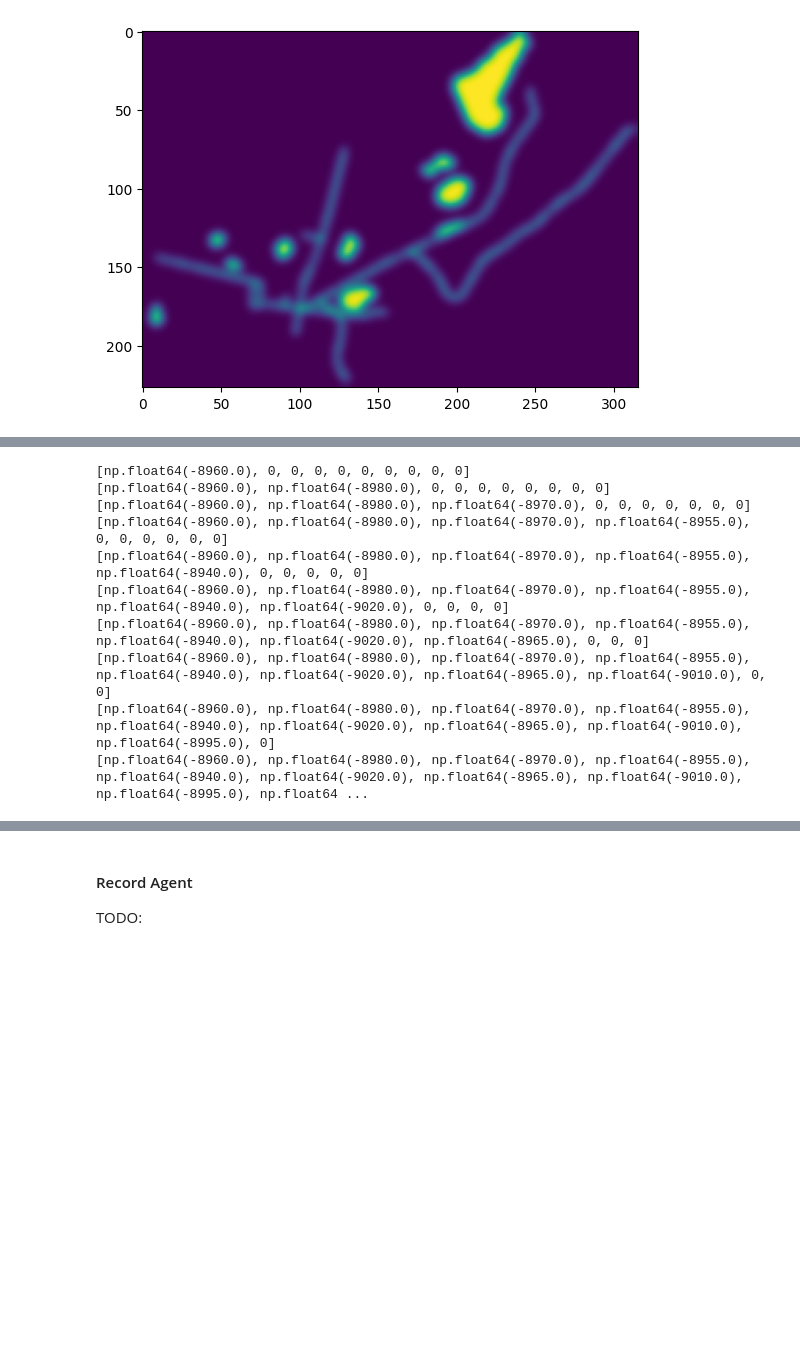
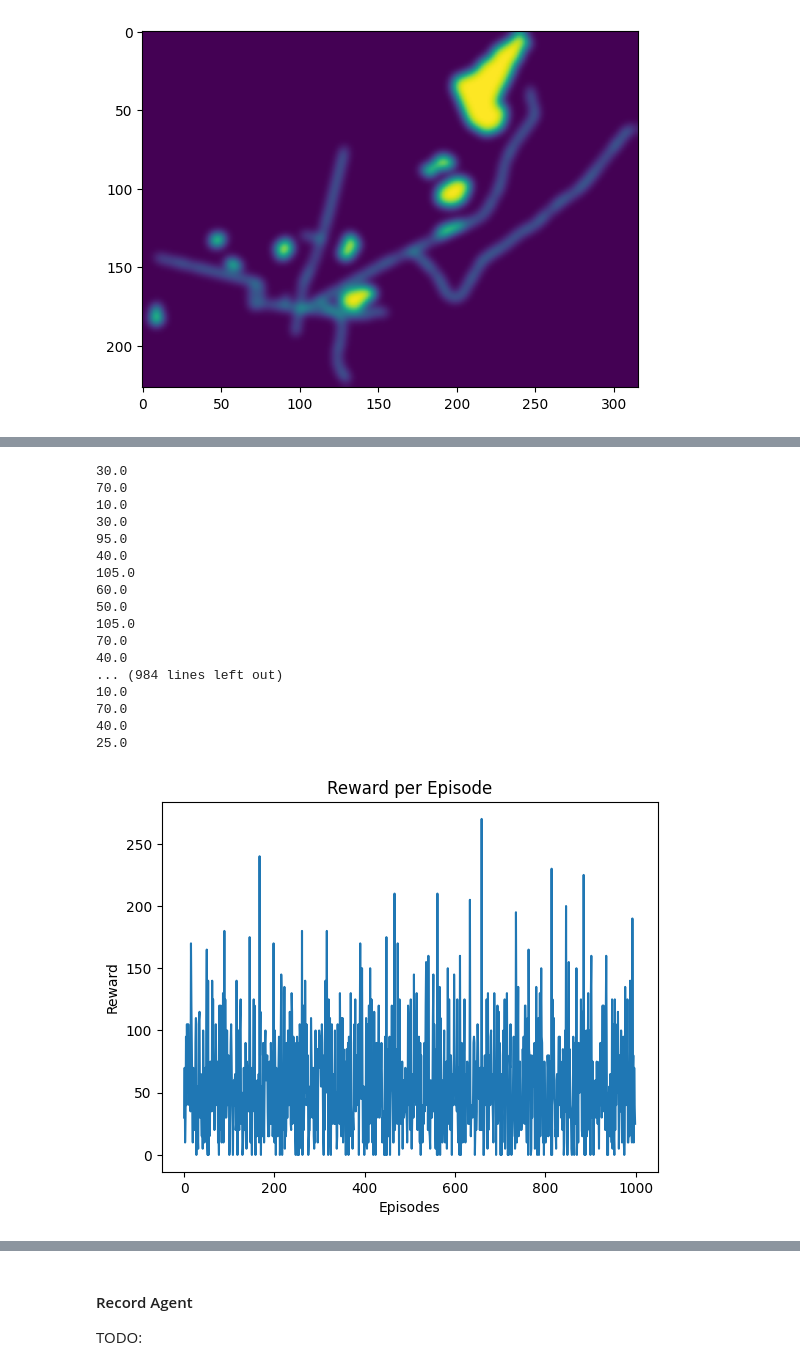
Before and after one commit to TheJoboReal/Bachelor, a Jupyter notebook: src/gym.ipynb, the cells around one changed output, grey strips where cells are left out. Drawn from its saved outputs; the diff is of its cells as text; code cells hidden in the pictures; blank space fills up the shorter version.

```diff
--- a/src/gym.ipynb
+++ b/src/gym.ipynb
@@ -299,7 +273,7 @@ class SAR_agent:
 #### Swarm Class
 # %%
 class swarm:
-    def __init__(self, env, agents, num_agents, env_size):
+    def __init__(self, env, agents, num_agents, env_size, n_episodes):
         self.env = env
         self.agents = agents
         self.num_agents = num_agents
@@ -307,11 +281,12 @@ class swarm:
         self.cum_reward = []    # :TODO overvej nyt navn
         self.env_size = env_size
         self.episode_cum_reward = [0 for _ in range(N_EPISODES)]
+        self.n_episodes = n_episodes
 
     #writes to visited states
     def state_visited(self, obs):
         x, y = obs['agent']
-        self.visited_states[y][x] = 1  # mark as visited
+        self.visited_states[y][x] += 1  # mark as visited
 
     #reads from visited states
     def state_has_been_visited(self, obs):
@@ -330,16 +305,15 @@ class swarm:
     def add_trajectory(self, agent, obs):
         agent.trajectory.append(obs['agent'])
 
-
-
-    def train_swarm(self, n_episodes, epsilon):
-        for episode in range(n_episodes):
+    def train_swarm(self, max_steps):
+        for episode in range(self.n_episodes):
             # Reset the environment for the start of the episode
             obs, info = self.env.reset()
             self.reset_trajectory()
             self.reset_visited()
             self.cum_reward = 0
             terminated = False
+            steps = 0
             done = False
 
             # Run the episode until termination
@@ -353,18 +327,40 @@ class swarm:
 
                     #add the state to visited list, only if it has not already been visited. make the reward for the action 10 lower, if it was already visited
                     if self.state_has_been_visited(obs):
-                        reward = -10
+                        reward += 0
                     else:
                         self.state_visited(obs)
 
 
-                    agent.update(obs, action, reward, terminated, next_obs)
+                    agent.update(obs, action, reward, terminated, next_obs, self.visited_states)
                     self.add_trajectory(agent, obs)
                     self.episode_cum_reward[episode] += reward
 
+                    if(steps >= max_steps):
+                        terminated = True
+
                     done = terminated or truncated
                     obs = next_obs
-            print(self.episode_cum_reward)
+                    steps += 1
+
+            self.episode_cum_reward.append(self.cum_reward)
+
+        # print(self.episode_cum_reward)
+        for episode in range(self.n_episodes):
+            print(self.episode_cum_reward[episode])
+
+
+    def plot_reward_episode(self):
+        """"Plots reward per episode"""
+        plt.figure()
+        x = range(self.n_episodes)
+        y = self.episode_cum_reward[:self.n_episodes]  # Ensure the length matches n_episodes
+
+        plt.plot(x, y)
+        plt.xlabel('Episodes')
+        plt.ylabel('Reward')
+        plt.title('Reward per Episode')
+        plt.show()
 # %% [markdown]
 #### Heatmap import
 # %%
@@ -415,18 +404,27 @@ agents.append(agent)
 # %%
-swarm = swarm(env, agents, 15, 10)
+swarm = swarm(env, agents, 15, 10, N_EPISODES)
 
-swarm.train_swarm(N_EPISODES, start_epsilon)
+swarm.train_swarm(150)
+swarm.plot_reward_episode()
 # %% [output]
-[np.float64(-8960.0), 0, 0, 0, 0, 0, 0, 0, 0, 0]
-[np.float64(-8960.0), np.float64(-8980.0), 0, 0, 0, 0, 0, 0, 0, 0]
-[np.float64(-8960.0), np.float64(-8980.0), np.float64(-8970.0), 0, 0, 0, 0, 0, 0, 0]
-[np.float64(-8960.0), np.float64(-8980.0), np.float64(-8970.0), np.float64(-8955.0), 0, 0, 0, 0, 0, 0]
-[np.float64(-8960.0), np.float64(-8980.0), np.float64(-8970.0), np.float64(-8955.0), np.float64(-8940.0), 0, 0, 0, 0, 0]
-[np.float64(-8960.0), np.float64(-8980.0), np.float64(-8970.0), np.float64(-8955.0), np.float64(-8940.0), np.float64(-9020.0), 0, 0, 0, 0]
-[np.float64(-8960.0), np.float64(-8980.0), np.float64(-8970.0), np.float64(-8955.0), np.float64(-8940.0), np.float64(-9020.0), np.float64(-8965.0), 0, 0, 0]
-[np.float64(-8960.0), np.float64(-8980.0), np.float64(-8970.0), np.float64(-8955.0), np.float64(-8940.0), np.float64(-9020.0), np.float64(-8965.0), np.float64(-9010.0), 0, 0]
-[np.float64(-8960.0), np.float64(-8980.0), np.float64(-8970.0), np.float64(-8955.0), np.float64(-8940.0), np.float64(-9020.0), np.float64(-8965.0), np.float64(-9010.0), np.float64(-8995.0), 0]
-[np.float64(-8960.0), np.float64(-8980.0), np.float64(-8970.0), np.float64(-8955.0), np.float64(-8940.0), np.float64(-9020.0), np.float64(-8965.0), np.float64(-9010.0), np.float64(-8995.0), np.float64 ...
+30.0
+70.0
+10.0
+30.0
+95.0
+40.0
+105.0
+60.0
+50.0
+105.0
+70.0
+40.0
+... (984 lines left out)
+10.0
+70.0
+40.0
+25.0
+[figure, added]
 # %%
 import numpy as np
 import matplotlib.pyplot as plt
```
Also changed, not shown: parts of 6 cells of this notebook.
